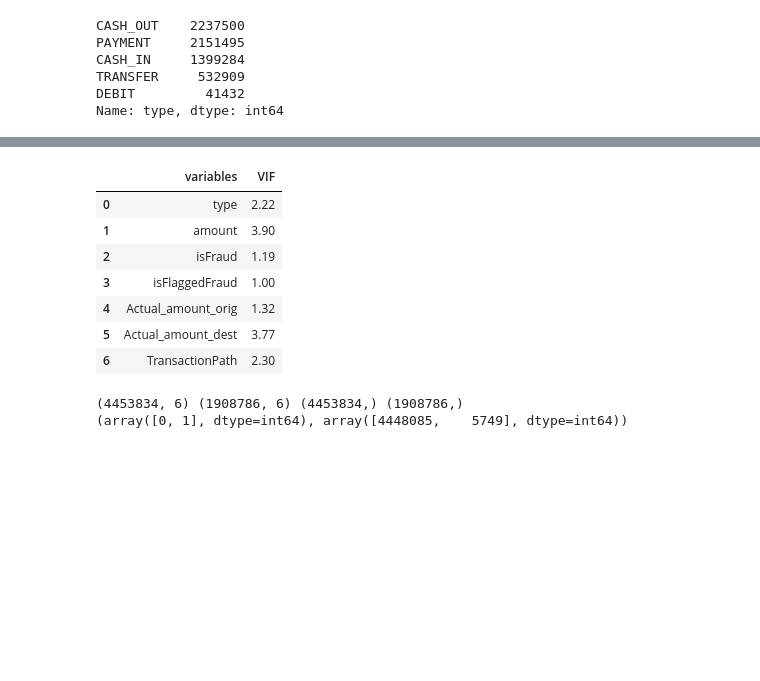
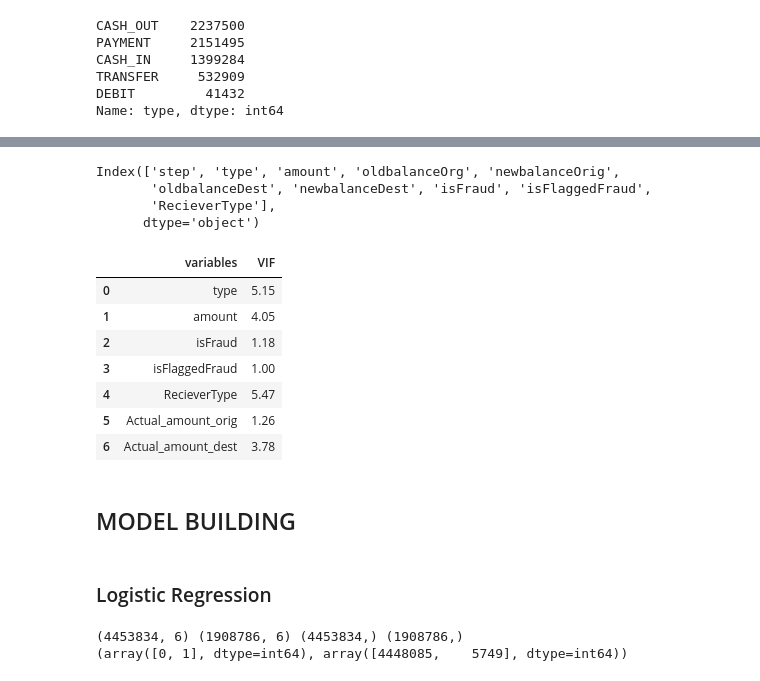
Before and after one commit to sachincmanjrekar/FraudDetection, a Jupyter notebook: FraudTransactionDetection.ipynb, the cells around one changed output, grey strips where cells are left out. Cells and saved outputs as stored; diff of their text form; code cells hidden in the pictures; blank space fills up the shorter version.

```diff
--- a/FraudTransactionDetection.ipynb
+++ b/FraudTransactionDetection.ipynb
@@ -174,14 +251,0 @@ typeList = new_df.select_dtypes(include = "object").columns
-# %%
-from sklearn.preprocessing import LabelEncoder
-le = LabelEncoder()
-
-for feat in typeList:
-    new_df[feat] = le.fit_transform(new_df[feat].astype(str))
-# %%
-from sklearn.preprocessing import LabelEncoder
-le = LabelEncoder()
-
-for feat in typeList:
-    new_df[feat] = le.fit_transform(new_df[feat].astype(str))
-
-print (new_df.info())
@@ -207,0 +252,5 @@ None
+# %%
+new_df.drop(columns=['nameOrig','nameDest'],inplace=True)
+# %%
+new_df['type']=new_df['type'].map({'TRANSFER':1,'CASH_OUT':2,'PAYMENT':3,'DEBIT':3,'CASH_IN':3})
+new_df['RecieverType']=new_df['RecieverType'].map({'M':1,'C':2})
@@ -234,21 +318,30 @@ calc_vif(new_df)
+# %%
+new_df.columns
+# %% [output]
+Index(['step', 'type', 'amount', 'oldbalanceOrg', 'newbalanceOrig',
+       'oldbalanceDest', 'newbalanceDest', 'isFraud', 'isFlaggedFraud',
+       'RecieverType'],
+      dtype='object')
 # %%
 new_df['Actual_amount_orig'] = new_df.apply(lambda x: x['oldbalanceOrg'] - x['newbalanceOrig'],axis=1)
 new_df['Actual_amount_dest'] = new_df.apply(lambda x: x['oldbalanceDest'] - x['newbalanceDest'],axis=1)
-new_df['TransactionPath'] = new_df.apply(lambda x: x['nameOrig'] + x['nameDest'],axis=1)
 
-#Dropping columns
-new_df = new_df.drop(['oldbalanceOrg','newbalanceOrig','oldbalanceDest','newbalanceDest','step','nameOrig','nameDest'],axis=1)
+new_df = new_df.drop(['oldbalanceOrg','newbalanceOrig','oldbalanceDest','newbalanceDest','step'],axis=1)
 
 calc_vif(new_df)
 # %% [output]
 |  | variables | VIF |
-| 0 | type | 2.22 |
-| 1 | amount | 3.90 |
-| 2 | isFraud | 1.19 |
+| 0 | type | 5.15 |
+| 1 | amount | 4.05 |
+| 2 | isFraud | 1.18 |
 | 3 | isFlaggedFraud | 1.00 |
-| 4 | Actual_amount_orig | 1.32 |
-| 5 | Actual_amount_dest | 3.77 |
-| 6 | TransactionPath | 2.30 |
+| 4 | RecieverType | 5.47 |
+| 5 | Actual_amount_orig | 1.26 |
+| 6 | Actual_amount_dest | 3.78 |
+# %% [markdown]
+## MODEL BUILDING
+# %% [markdown]
+### Logistic Regression
 # %%
 ## Data Splitting
 
```
Also changed, not shown: parts of 92 cells of this notebook.
